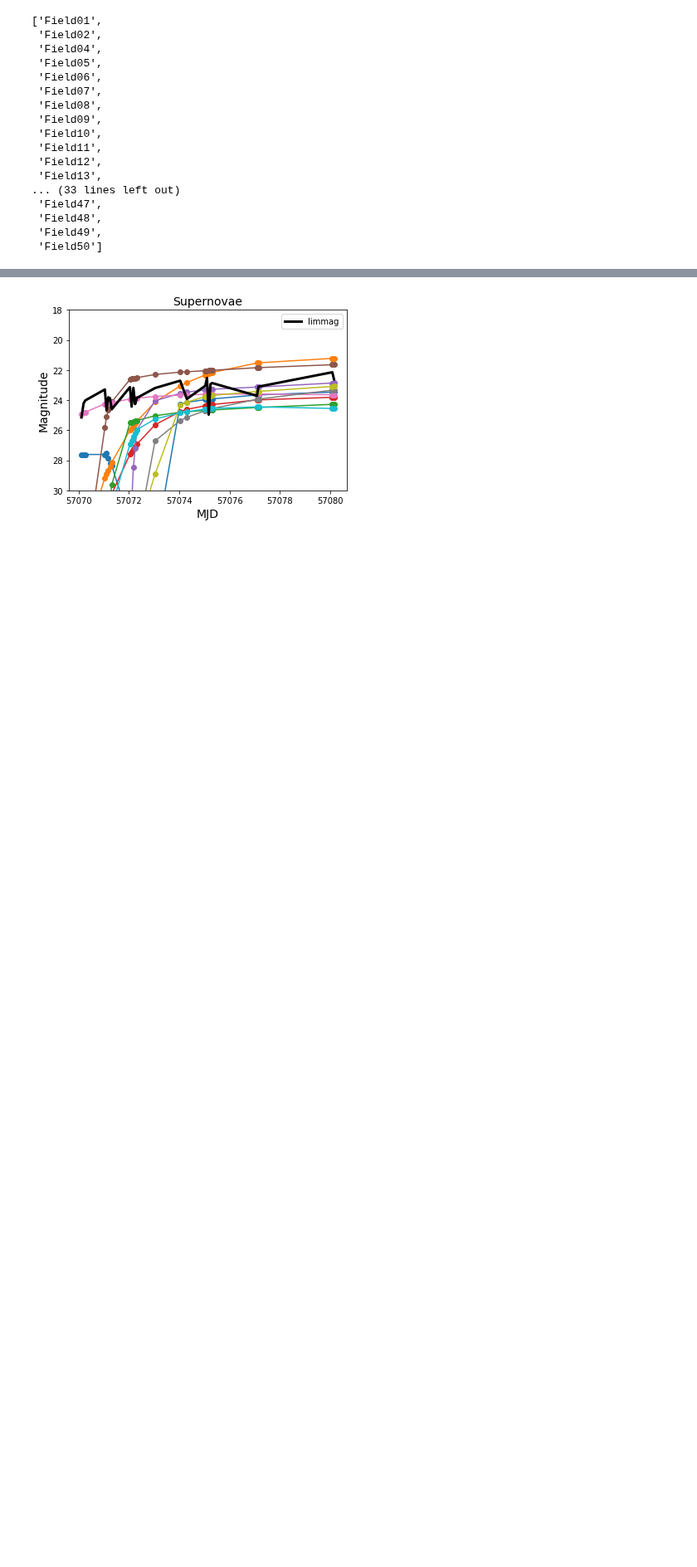
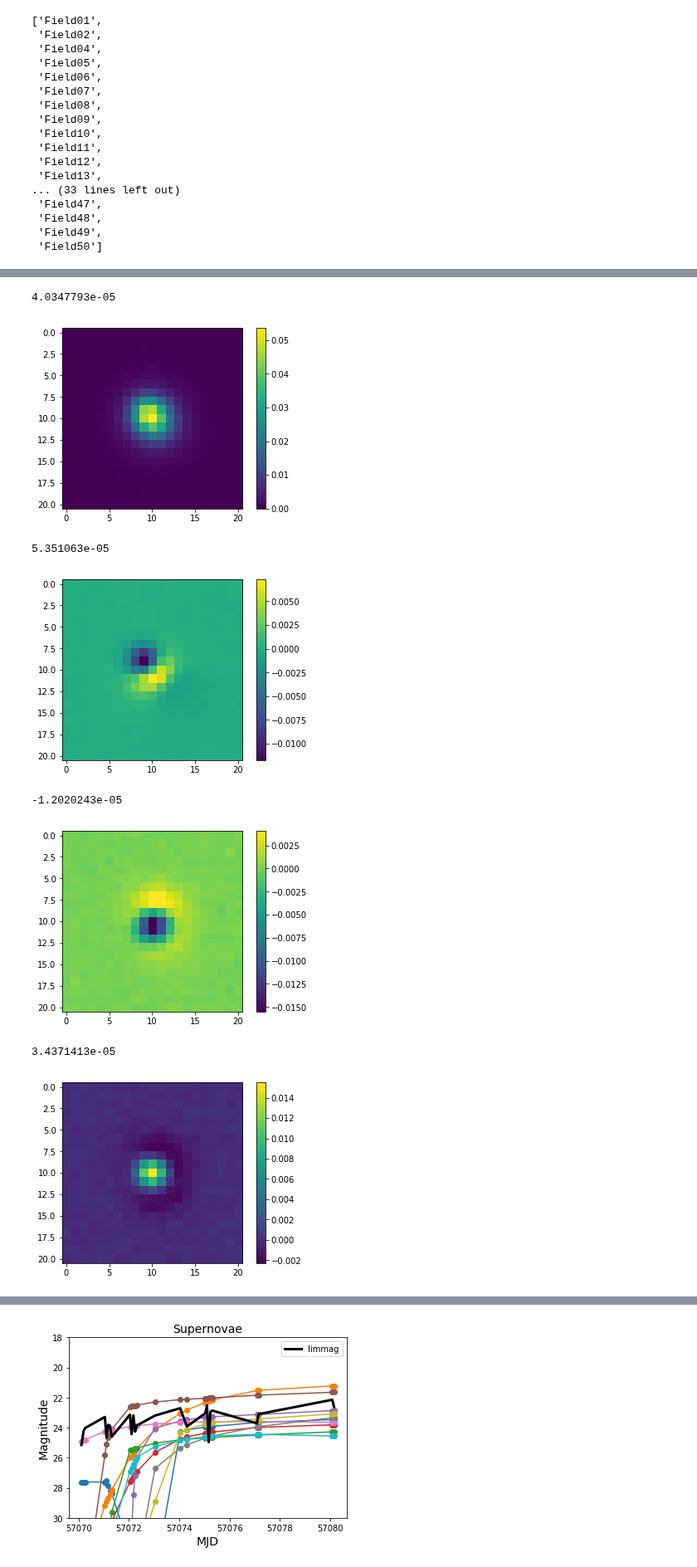
Before and after one commit to rodrigcd/HiTS_simulations, a Jupyter notebook: image_simulation/Untitled.ipynb, the cells around one changed output, grey strips where cells are left out. Shown at 83% size. Cells and saved outputs as stored; diff of their text form; code cells hidden in the pictures; blank space fills up the shorter version.

Commit message:
more plots

```diff
--- a/image_simulation/Untitled.ipynb
+++ b/image_simulation/Untitled.ipynb
@@ -6,7 +6,8 @@ import os
 from config_images import *
 import matplotlib.gridspec as gridspec
 # %%
-f = h5py.File(save_path+output_filename+".hdf5", "r")
+save_path = "/home/rodrigo/supernovae_detection/simulated_data/image_sequences/"
+f = h5py.File(save_path+"testing_psfs.hdf5", "r")
 #stats = np.load("/home/toshiba/rodrigo/simulated_lightcurves/multiclass_SNLS_short20000.pkl")
 # %%
 list(f.keys())
@@ -47,0 +48,20 @@ limmag = f[field]["obs_cond"]["limmag5"]["g"][:]
+# %%
+psfs = f[field]["psf_image"]["g"][:]
+psfs.shape
+for i in range(3):
+    psf = np.zeros(shape=(21,21))
+    for time in range(12):
+        plt.imshow(psfs[i,:,:,time]-psf)
+        print(np.amax(psfs[i,0,0,time]))
+        plt.colorbar()
+        plt.show()
+        psf = psfs[i,:,:,time]
+# %% [output]
+4.0347793e-05
+[figure, added]
+5.351063e-05
+[figure, added]
+-1.2020243e-05
+[figure, added]
+3.4371413e-05
+[figure, added]
```
Also changed, not shown: parts of 2 cells of this notebook, 5 other files.
